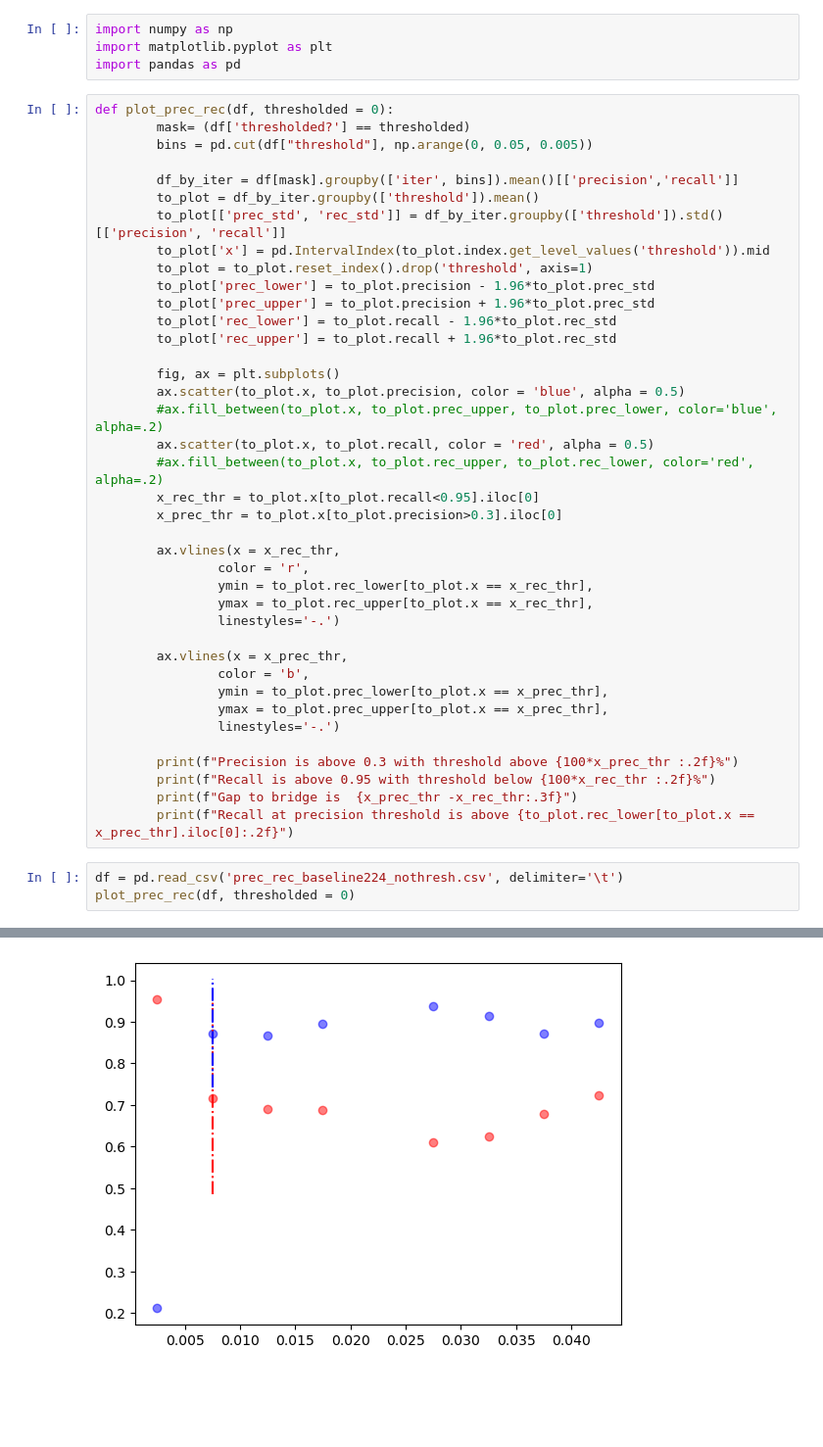
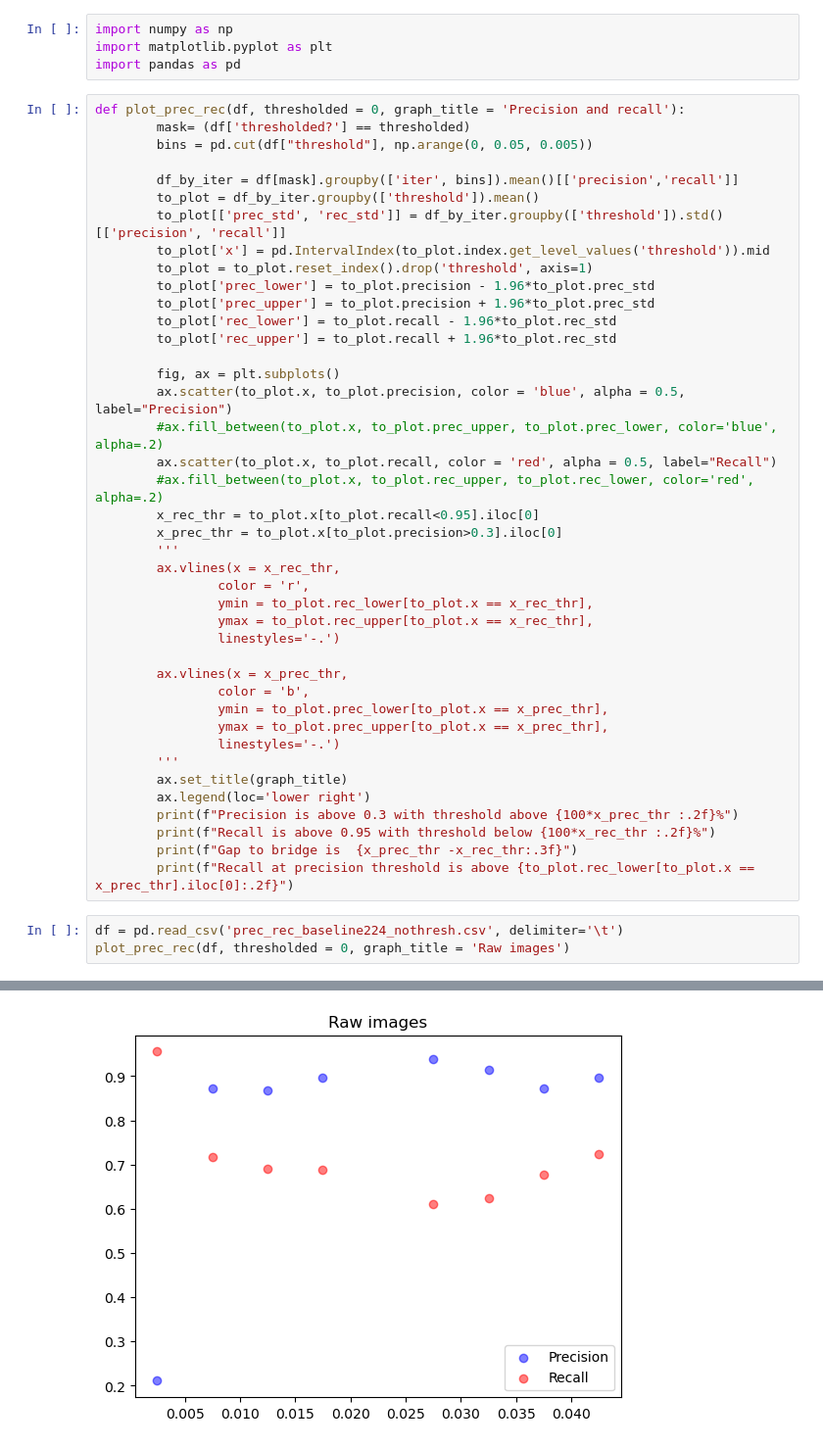
Before and after one commit to ArtemChemist/CFU_counter, a Jupyter notebook: Baseline CNN/prec_rec analysis.ipynb, the cells around one changed output, grey strips where cells are left out. Shown: that part at 98% size. Drawn from its saved outputs; the diff is of its cells as text; blank space fills up the shorter version.

Commit message:
Baseline with set thresholds

```diff
--- a/Baseline CNN/prec_rec analysis.ipynb
+++ b/Baseline CNN/prec_rec analysis.ipynb
@@ -3,7 +3,7 @@ import numpy as np
 import matplotlib.pyplot as plt
 import pandas as pd
 # %%
-def plot_prec_rec(df, thresholded = 0):
+def plot_prec_rec(df, thresholded = 0, graph_title = 'Precision and recall'):
         mask= (df['thresholded?'] == thresholded)
         bins = pd.cut(df["threshold"], np.arange(0, 0.05, 0.005))
 
@@ -18,13 +18,13 @@ def plot_prec_rec(df, thresholded = 0):
         to_plot['rec_upper'] = to_plot.recall + 1.96*to_plot.rec_std
 
         fig, ax = plt.subplots()
-        ax.scatter(to_plot.x, to_plot.precision, color = 'blue', alpha = 0.5)
+        ax.scatter(to_plot.x, to_plot.precision, color = 'blue', alpha = 0.5, label="Precision")
         #ax.fill_between(to_plot.x, to_plot.prec_upper, to_plot.prec_lower, color='blue', alpha=.2)
-        ax.scatter(to_plot.x, to_plot.recall, color = 'red', alpha = 0.5)
+        ax.scatter(to_plot.x, to_plot.recall, color = 'red', alpha = 0.5, label="Recall")
         #ax.fill_between(to_plot.x, to_plot.rec_upper, to_plot.rec_lower, color='red', alpha=.2)
         x_rec_thr = to_plot.x[to_plot.recall<0.95].iloc[0]
         x_prec_thr = to_plot.x[to_plot.precision>0.3].iloc[0]
-
+        '''
         ax.vlines(x = x_rec_thr,
                 color = 'r',
                 ymin = to_plot.rec_lower[to_plot.x == x_rec_thr],
@@ -36,19 +36,21 @@ def plot_prec_rec(df, thresholded = 0):
                 ymin = to_plot.prec_lower[to_plot.x == x_prec_thr],
                 ymax = to_plot.prec_upper[to_plot.x == x_prec_thr],
                 linestyles='-.')
-
+        '''
+        ax.set_title(graph_title)
+        ax.legend(loc='lower right')
         print(f"Precision is above 0.3 with threshold above {100*x_prec_thr :.2f}%")
         print(f"Recall is above 0.95 with threshold below {100*x_rec_thr :.2f}%")
         print(f"Gap to bridge is  {x_prec_thr -x_rec_thr:.3f}")
         print(f"Recall at precision threshold is above {to_plot.rec_lower[to_plot.x == x_prec_thr].iloc[0]:.2f}")
 # %%
 df = pd.read_csv('prec_rec_baseline224_nothresh.csv', delimiter='\t')
-plot_prec_rec(df, thresholded = 0)
+plot_prec_rec(df, thresholded = 0, graph_title = 'Raw images')
 # %% [output]
 Precision is above 0.3 with threshold above 0.75%
 Recall is above 0.95 with threshold below 0.75%
 Gap to bridge is  0.000
 Recall at precision threshold is above 0.48
-[figure, old version]
+[figure, new version]
 # %%
 df = pd.read_csv('prec_rec_baseline224_thresh.csv', delimiter='\t')
```
Also changed, not shown: parts of 1 cell of this notebook, 7 other files.
